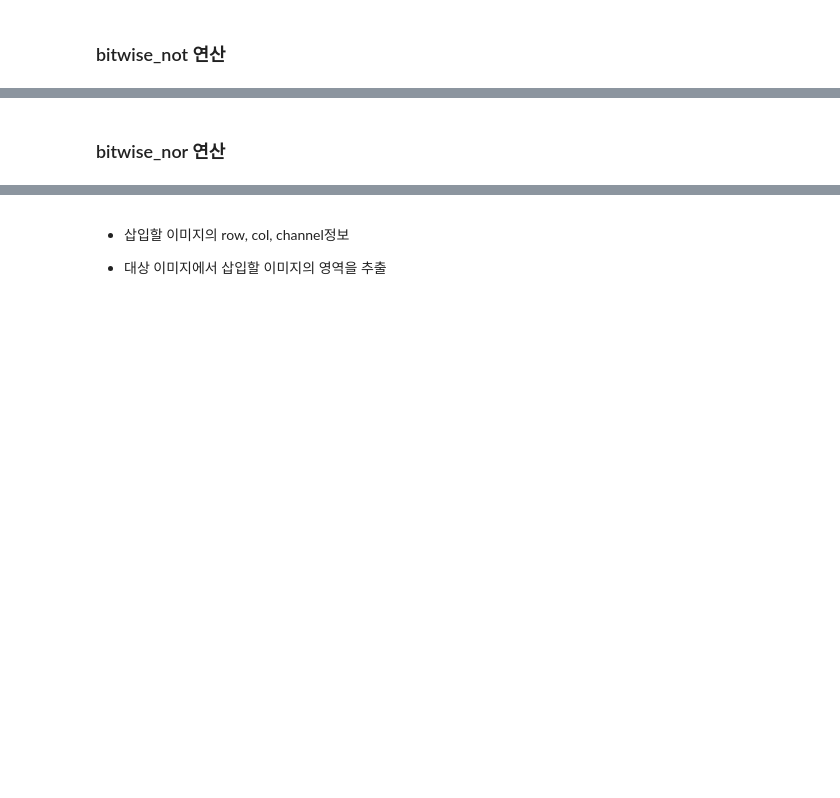
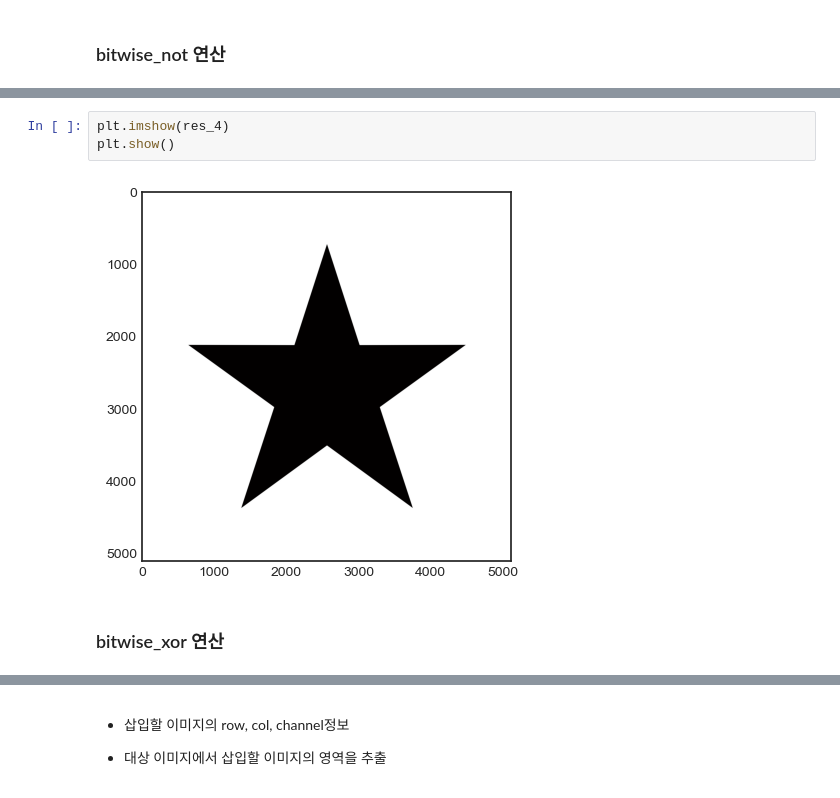
Before and after one commit to kksoo1769/study, a Jupyter notebook: code/computer_vision/01.OpenCV/03.image_operation.ipynb, the cells around one changed output, grey strips where cells are left out. Saved outputs shown, nothing was run; the diff lists cells and outputs as text; blank space fills up the shorter version.

```diff
--- a/code/computer_vision/01.OpenCV/03.image_operation.ipynb
+++ b/code/computer_vision/01.OpenCV/03.image_operation.ipynb
@@ -360,2 +372,7 @@ cv2.__version__
+# %%
+plt.imshow(res_4)
+plt.show()
+# %% [output]
+[figure, added]
 # %% [markdown]
-### bitwise_nor 연산
+### bitwise_xor 연산
```
Also changed, not shown: parts of 41 cells of this notebook, 2 other files.
